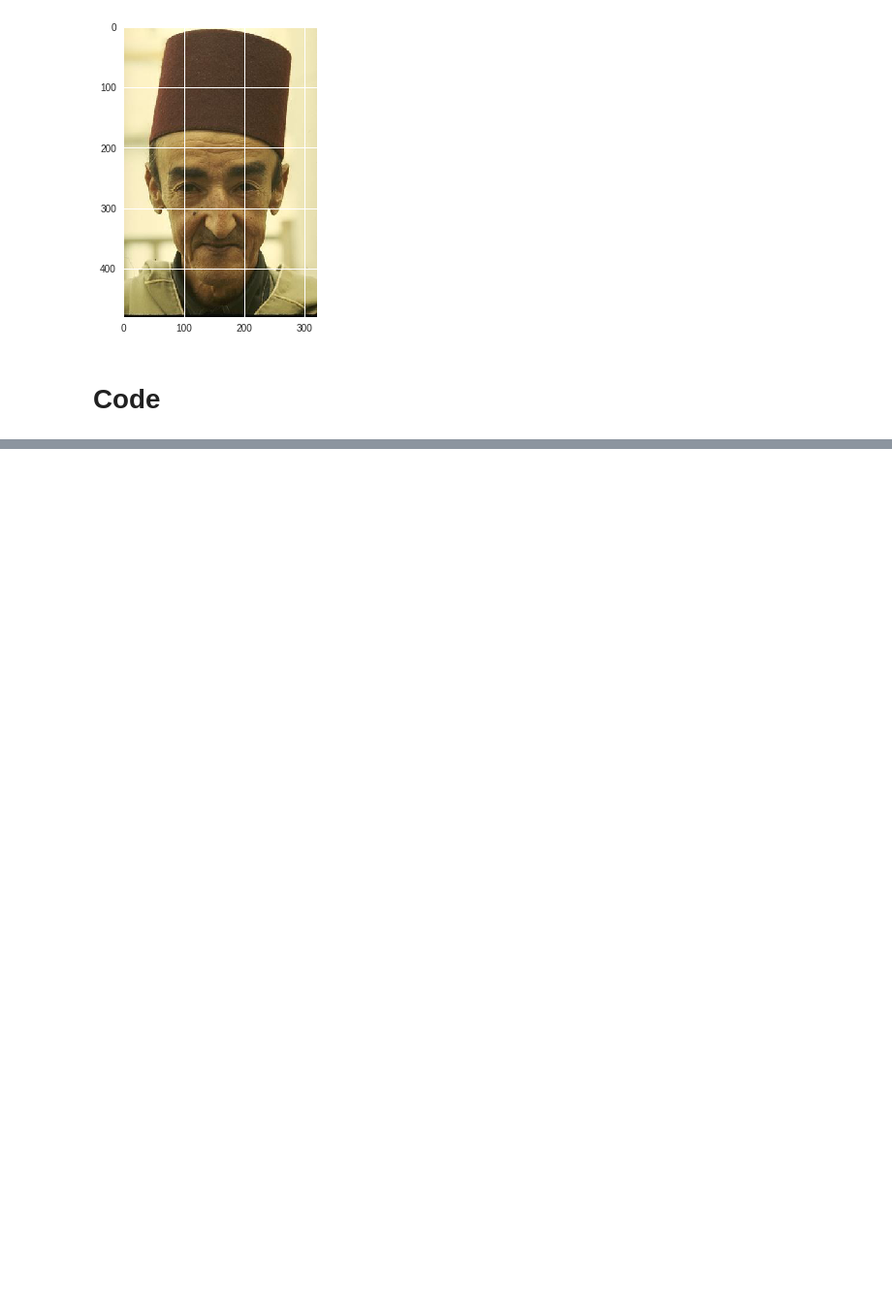
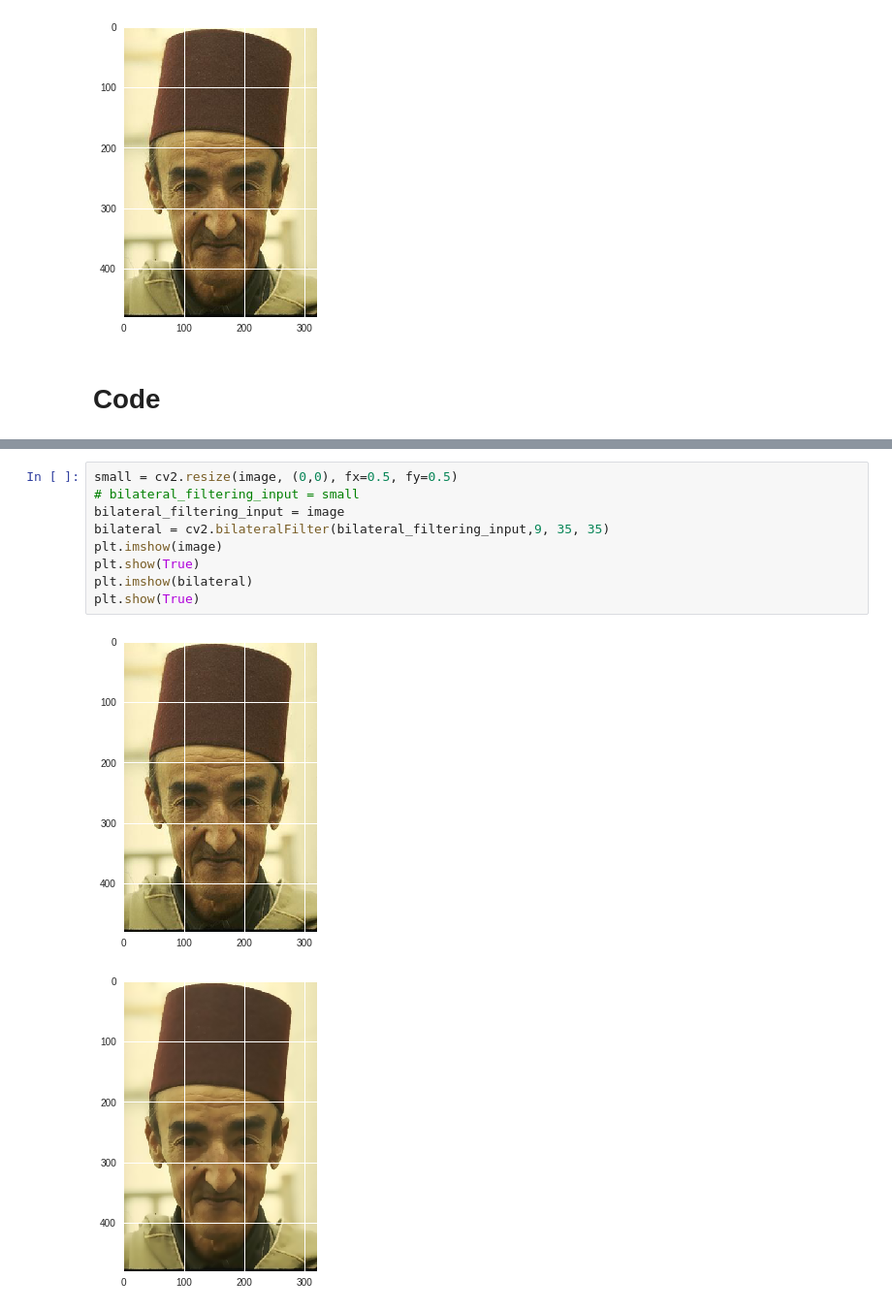
Before and after one commit to FNSYacoub/Cartoonify-Images, a Jupyter notebook: Cartoonify_Images.ipynb, the cells around one changed output, grey strips where cells are left out. Shown: that part at 97% size. Saved outputs shown, nothing was run; the diff lists cells and outputs as text; blank space fills up the shorter version.

```diff
--- a/Cartoonify_Images.ipynb
+++ b/Cartoonify_Images.ipynb
@@ -91,0 +97,12 @@ plt.show(True)
+# %%
+small = cv2.resize(image, (0,0), fx=0.5, fy=0.5)
+# bilateral_filtering_input = small
+bilateral_filtering_input = image
+bilateral = cv2.bilateralFilter(bilateral_filtering_input,9, 35, 35)
+plt.imshow(image)
+plt.show(True)
+plt.imshow(bilateral)
+plt.show(True)
+# %% [output]
+[figure, added]
+[figure, added]
```
Also changed, not shown: parts of 3 cells of this notebook.
